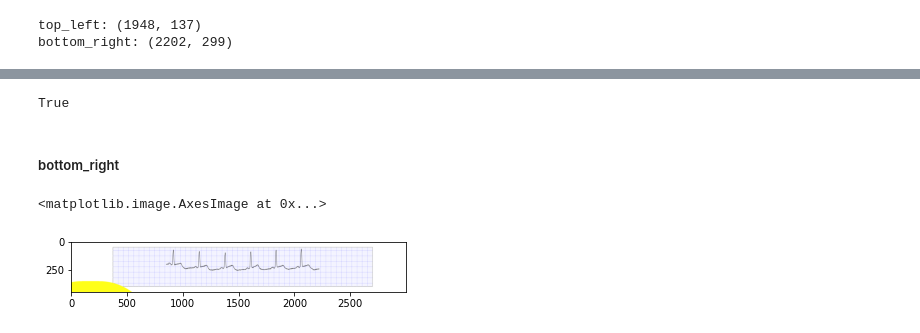
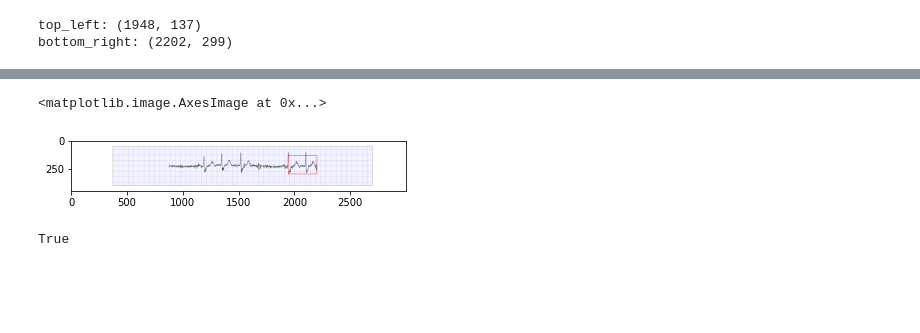
Before and after one commit to ruivarandas/DSLproject, a Jupyter notebook: notebooks/saliency_maps_new.ipynb, the cells around one changed output, grey strips where cells are left out. Saved outputs shown, nothing was run; the diff lists cells and outputs as text; code cells hidden in the pictures; blank space fills up the shorter version.

```diff
--- a/notebooks/saliency_maps_new.ipynb
+++ b/notebooks/saliency_maps_new.ipynb
@@ -175,8 +169,8 @@ def roi_rectangle(img_path, roi):
     bottom_right = (int(roi[5]), int(roi[2]))
     print(f"top_left: {top_left}")
     print(f"bottom_right: {bottom_right}")
-    img = cv2.rectangle(img, top_left, bottom_right, (255,0,0), 2)
+    img_rect = cv2.rectangle(img.copy(), top_left, bottom_right, (255,0,0), 2)
     cv2.imshow("roi-test", img)
     cv2.waitKey()
     cv2.destroyAllWindows()
-    return top_left, bottom_right, img
+    return top_left, bottom_right, img, img_rect
@@ -200,7 +182,7 @@ with open(roi_file_path) as rois:
     for i, roi in enumerate(rois_reader):
         if roi[0] == patient and roi[1] == file:
             img_path = TEST_DATA_PATH / roi[6] / f"{roi[1]}_{roi[0]}.png"
-            left_top, right_bottom, img_rect = roi_rectangle(img_path, roi)
+            left_top, right_bottom, img, img_rect = roi_rectangle(img_path, roi)
 # %% [output]
 top_left: (1948, 137)
 bottom_right: (2202, 299)
@@ -215 +235,6 @@ img_rect_resized = cv2.resize(img_rect[75:375,750:2250], (224,224))
+# %%
+plt.imshow(img_rect)
+# %% [output]
+<matplotlib.image.AxesImage at 0x...>
+[figure, added]
 # %%
@@ -217,9 +242,2 @@ cv2.imwrite("ROI_final_0_0_232_resized.png", img_rect_resized)
 # %% [output]
 True
-# %% [markdown]
-##### bottom_right
-# %%
-plt.imshow(cv2.rectangle(img, top_left, bottom_right, (255, 255, 25), 1000))
-# %% [output]
-<matplotlib.image.AxesImage at 0x...>
-[figure, removed]
```
Also changed, not shown: parts of 27 cells of this notebook, 1 other file.
